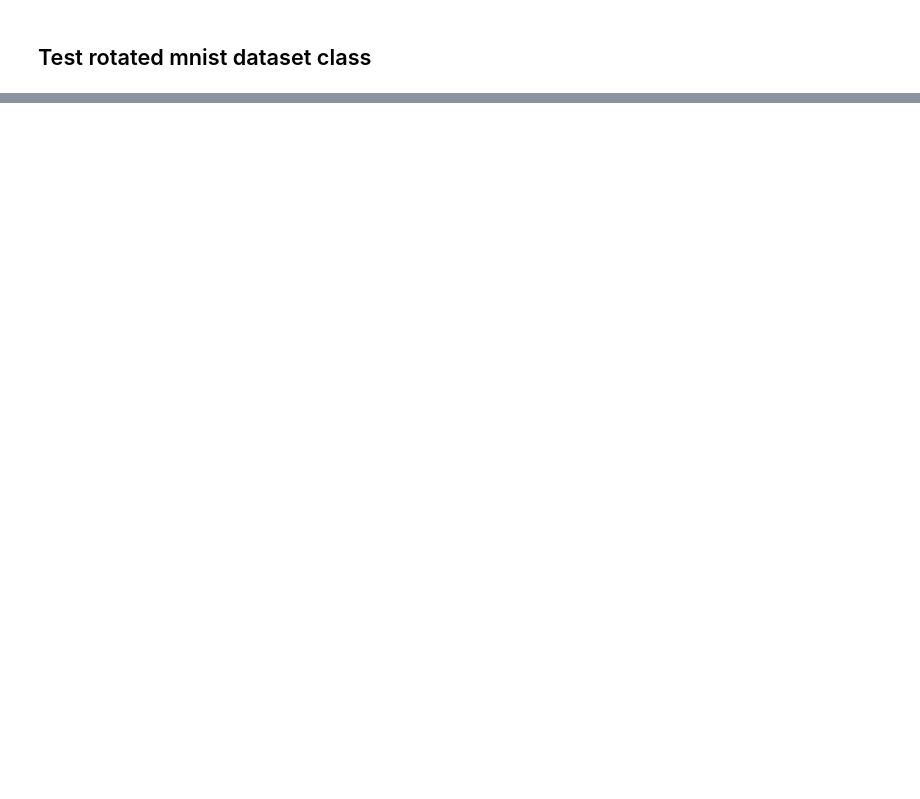
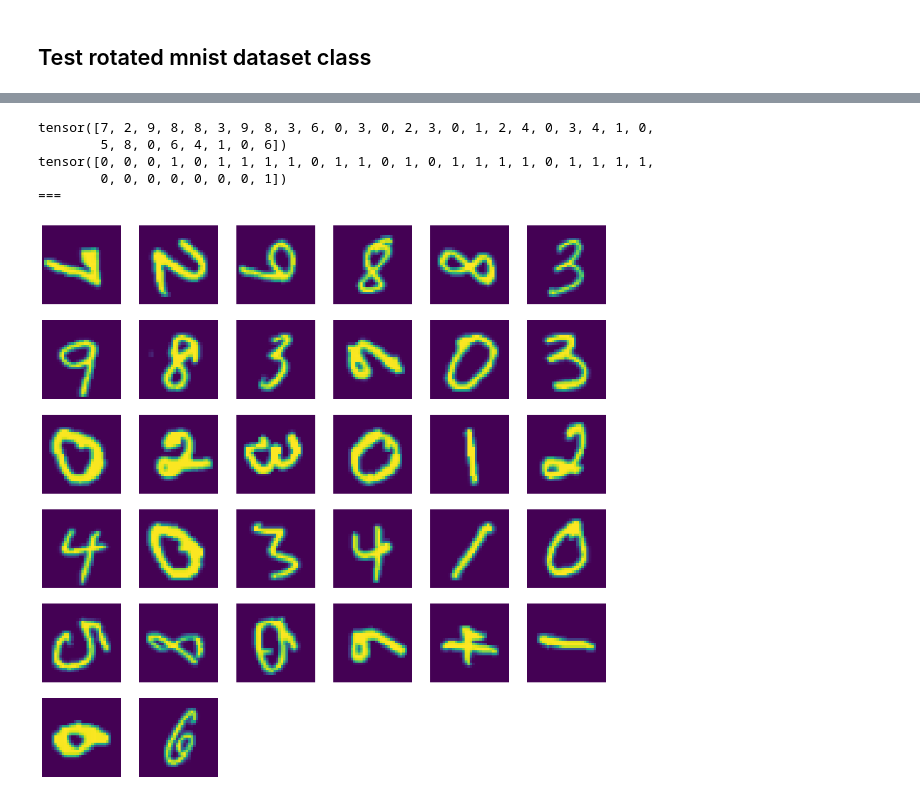
Before and after one commit to cocoaaa/Tenenbaum2000, a Jupyter notebook: nbs/01-g-rotated-mnist.ipynb, the cells around one changed output, grey strips where cells are left out. Saved outputs shown, nothing was run; the diff lists cells and outputs as text; code cells hidden in the pictures; blank space fills up the shorter version.

```diff
--- a/nbs/01-g-rotated-mnist.ipynb
+++ b/nbs/01-g-rotated-mnist.ipynb
@@ -274,0 +225,7 @@ angle:  -45 -45
+# %%
+# Dataset settings
+data_dir = Path("/data/hayley-old/Tenanbaum2000/data/")
+angles = [0, -90]
+seed = 123
+in_shape = (1, 32, 32)
+batch_size = 32
@@ -274,0 +245,11 @@ angle:  -45 -45
+# %%
+# Create a multisource rotated-mnist datamodule
+dm = MultiRotatedMNISTDataModule(
+    data_root=data_dir,
+    angles=angles,
+    in_shape=in_shape,
+    batch_size=batch_size,
+    shuffle=True,
+    split_seed=seed,
+)
+dm.setup('fit')
@@ -274,0 +286,18 @@ angle:  -45 -45
+# %%
+dm.name
+dl = dm.train_dataloader()
+# %%
+# Show a batch
+batch = next(iter(dl))
+x, label_c, label_s = dm.unpack(batch)
+show_timgs(x)
+print(label_c)
+print(label_s)
+print("===")
+# %% [output]
+tensor([7, 2, 9, 8, 8, 3, 9, 8, 3, 6, 0, 3, 0, 2, 3, 0, 1, 2, 4, 0, 3, 4, 1, 0,
+        5, 8, 0, 6, 4, 1, 0, 6])
+tensor([0, 0, 0, 1, 0, 1, 1, 1, 1, 0, 1, 1, 0, 1, 0, 1, 1, 1, 1, 0, 1, 1, 1, 1,
+        0, 0, 0, 0, 0, 0, 0, 1])
+===
+[figure, added]
```
Also changed, not shown: parts of 29 cells of this notebook, 31 other files.
